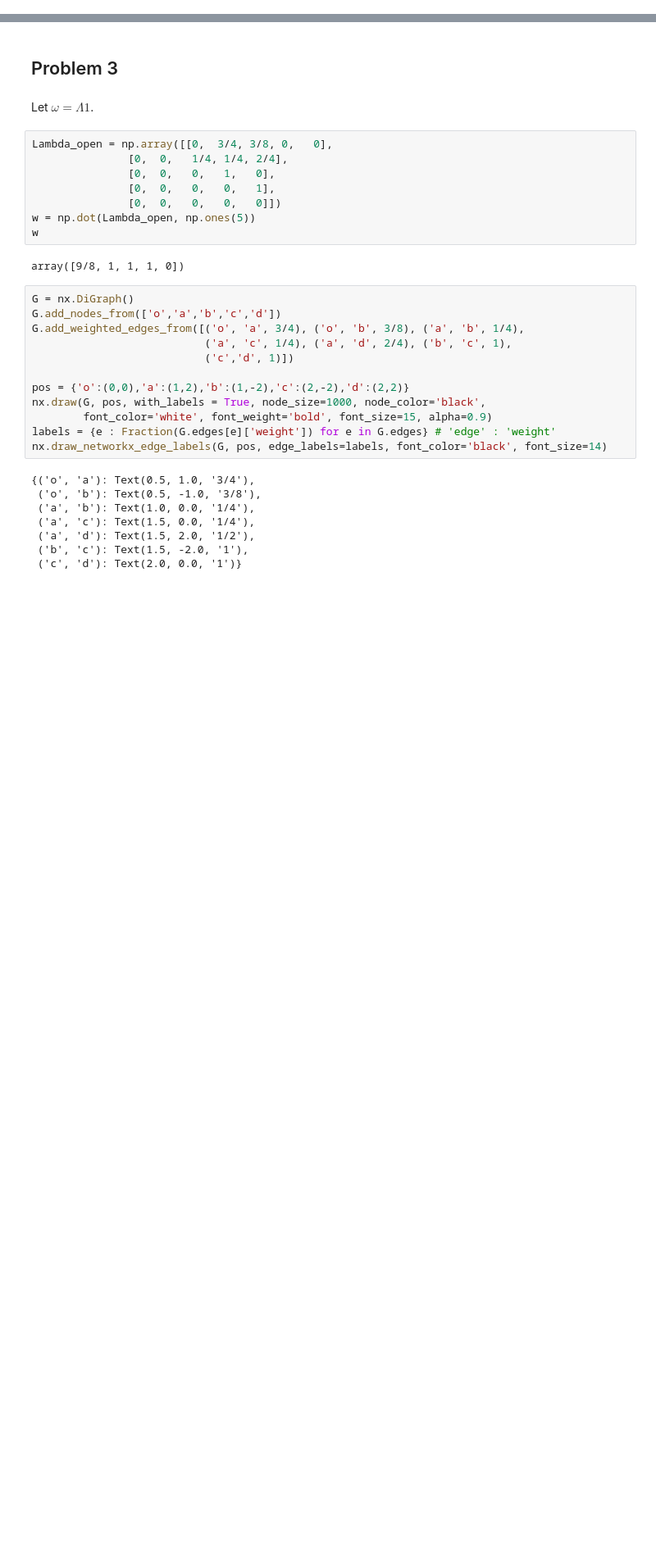
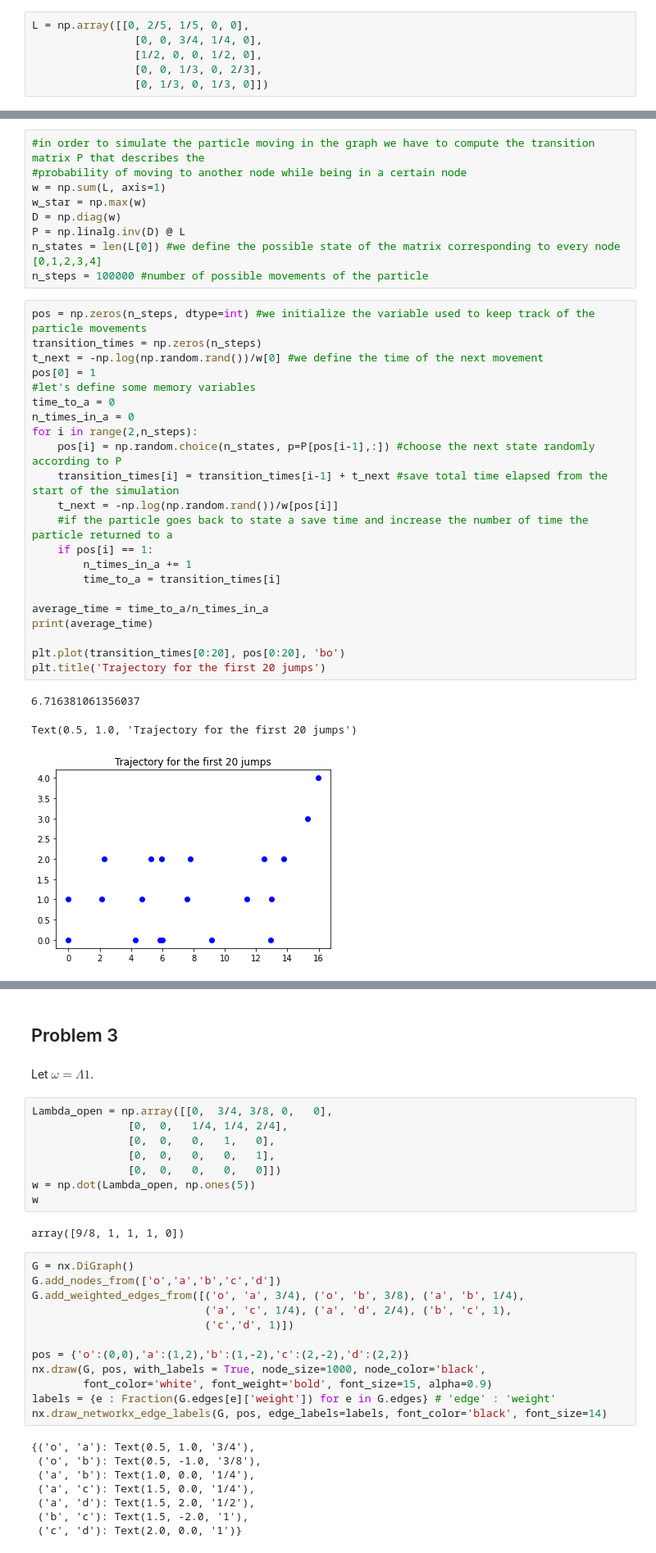
Before and after one commit to alecasel/Network-Dynamics-And-Learning, a Jupyter notebook: h2/hw2.ipynb, the cells around one changed output, grey strips where cells are left out. Shown at 82% size. Saved outputs shown, nothing was run; the diff lists cells and outputs as text; blank space fills up the shorter version.

```diff
--- a/h2/hw2.ipynb
+++ b/h2/hw2.ipynb
@@ -16,0 +18,6 @@ np.set_printoptions(formatter={'all':lambda x: str(Fraction(x).limit_denominator
+# %%
+L = np.array([[0, 2/5, 1/5, 0, 0],
+                [0, 0, 3/4, 1/4, 0],
+                [1/2, 0, 0, 1/2, 0],
+                [0, 0, 1/3, 0, 2/3],
+                [0, 1/3, 0, 1/3, 0]])
@@ -16,0 +32,35 @@ np.set_printoptions(formatter={'all':lambda x: str(Fraction(x).limit_denominator
+# %%
+#in order to simulate the particle moving in the graph we have to compute the transition matrix P that describes the
+#probability of moving to another node while being in a certain node
+w = np.sum(L, axis=1)
+w_star = np.max(w)
+D = np.diag(w)
+P = np.linalg.inv(D) @ L
+n_states = len(L[0]) #we define the possible state of the matrix corresponding to every node [0,1,2,3,4]
+n_steps = 100000 #number of possible movements of the particle
+# %%
+pos = np.zeros(n_steps, dtype=int) #we initialize the variable used to keep track of the particle movements
+transition_times = np.zeros(n_steps)
+t_next = -np.log(np.random.rand())/w[0] #we define the time of the next movement
+pos[0] = 1
+#let's define some memory variables
+time_to_a = 0
+n_times_in_a = 0
+for i in range(2,n_steps):
+    pos[i] = np.random.choice(n_states, p=P[pos[i-1],:]) #choose the next state randomly according to P
+    transition_times[i] = transition_times[i-1] + t_next #save total time elapsed from the start of the simulation
+    t_next = -np.log(np.random.rand())/w[pos[i]]
+    #if the particle goes back to state a save time and increase the number of time the particle returned to a
+    if pos[i] == 1:
+        n_times_in_a += 1
+        time_to_a = transition_times[i]
+
+average_time = time_to_a/n_times_in_a
+print(average_time)
+
+plt.plot(transition_times[0:20], pos[0:20], 'bo')
+plt.title('Trajectory for the first 20 jumps')
+# %% [output]
+6.716381061356037
+Text(0.5, 1.0, 'Trajectory for the first 20 jumps')
+[figure, added]
```
Also changed, not shown: parts of 52 cells of this notebook, 24 other files.
